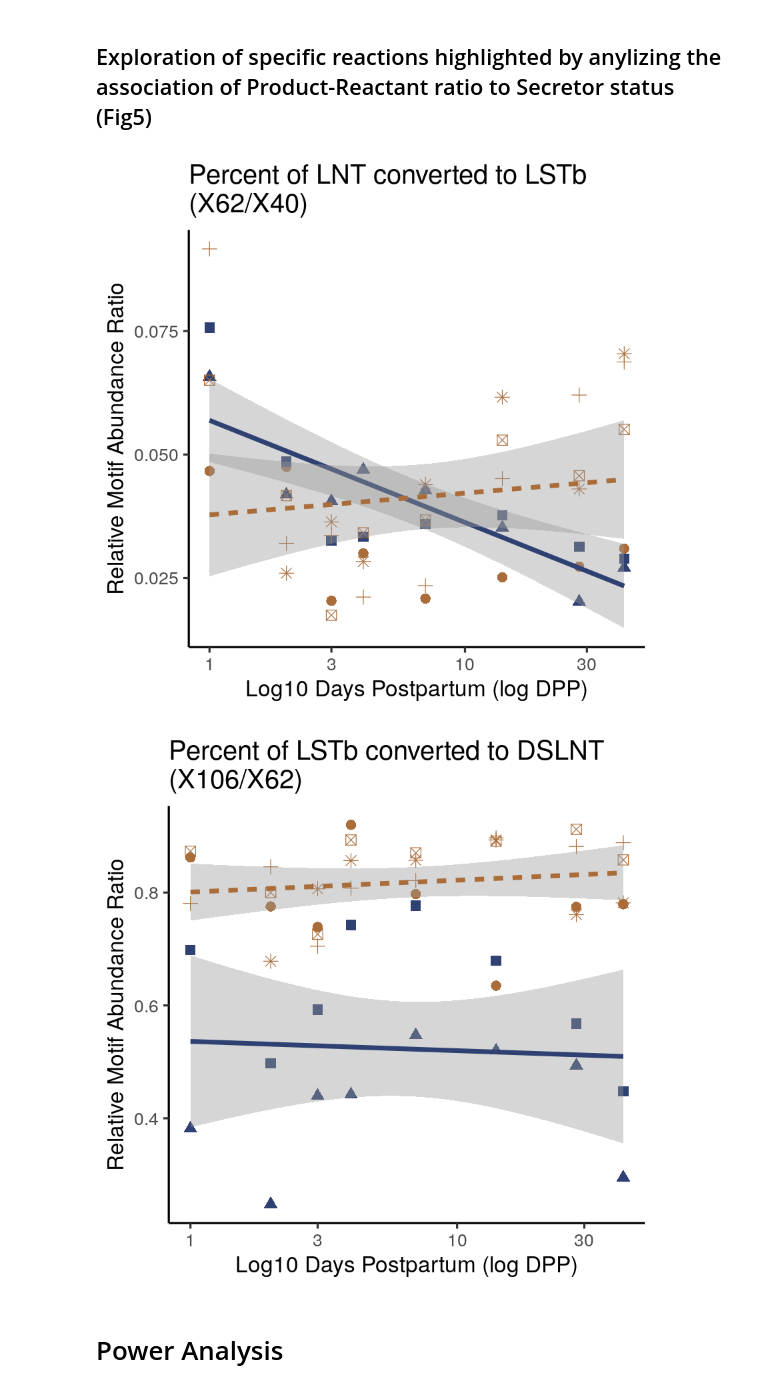
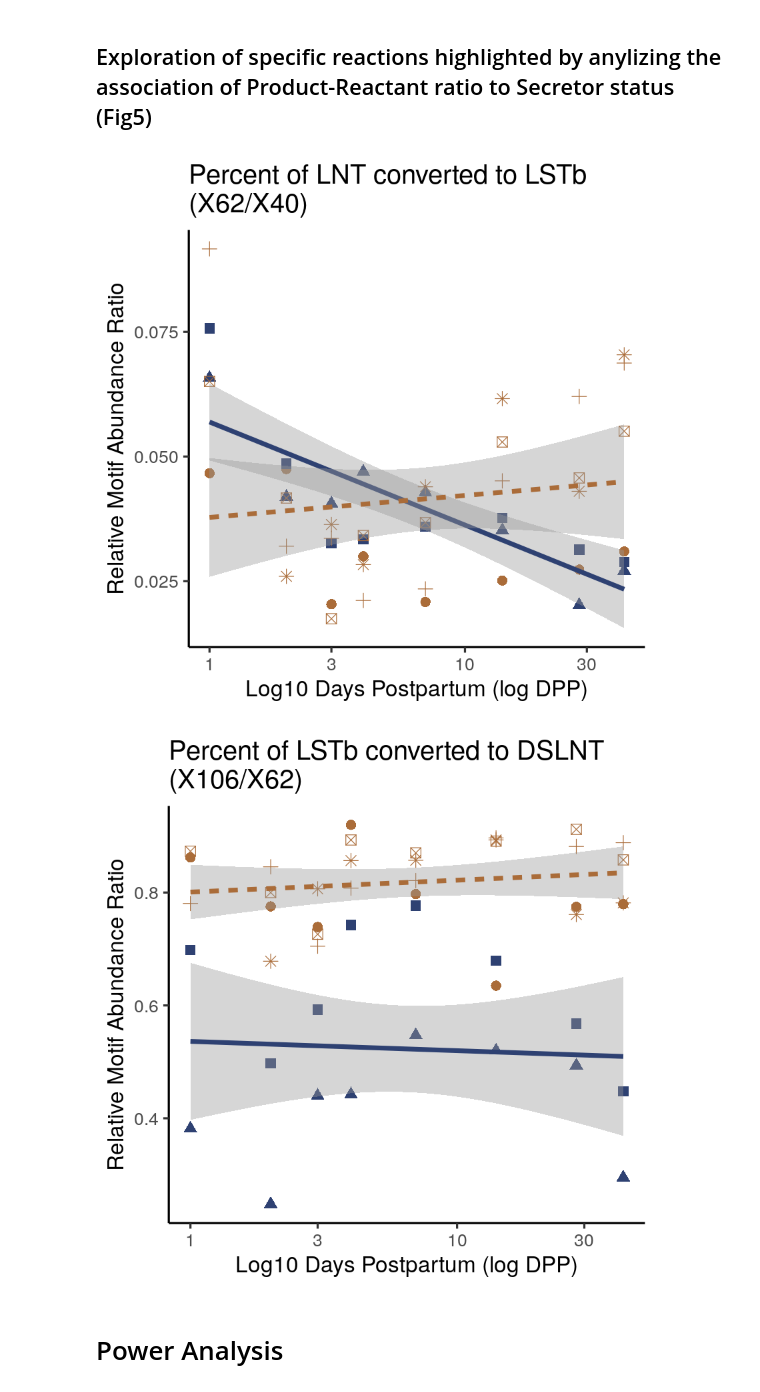
Before and after one commit to LewisLabUCSD/GlyCompare, a Jupyter notebook: example_notebook/Fig4_Fig5_hmo_stats.ipynb, the cells around one changed output. Saved outputs shown, nothing was run; the diff lists cells and outputs as text; code cells hidden in the pictures.

```diff
--- a/example_notebook/Fig4_Fig5_hmo_stats.ipynb
+++ b/example_notebook/Fig4_Fig5_hmo_stats.ipynb
@@ -683,20 +683,20 @@ A xtable: 6 × 2
 # %%
 
 #g = grid.arrange(grobs=list(
     ggplot(data[[1]],aes(x=DPP,y=X62/X40,color=factor(Secretor),linetype=Secretor,shape=PateintID,group=factor(Secretor)))+
-        geom_point(size=4,show.legend=F)+stat_smooth(method='lm',size=2,se=TRUE,show.legend=F)+
+        geom_point(size=4,show.legend=F)+stat_smooth(method='glm',size=2,se=TRUE,show.legend=F)+
         theme_classic(base_size=20)+scale_x_log10()+ylab('Relative Motif Abundance Ratio')+
         ggtitle("Percent of LNT converted to LSTb\n(X62/X40)")+xlab("Log10 Days Postpartum (log DPP)")+
         scale_color_manual(values=c("#2E4172", "#AA6C39")) #,
     ggplot(data[[1]],aes(x=DPP,y=X106/X62,color=factor(Secretor),linetype=Secretor,shape=PateintID,group=factor(Secretor)))+
-        geom_point(size=4,show.legend=F)+stat_smooth(method='lm',size=2,se=TRUE,show.legend=F)+
+        geom_point(size=4,show.legend=F)+stat_smooth(method='glm',size=2,se=TRUE,show.legend=F)+
         theme_classic(base_size=20)+scale_x_log10()+ylab('Relative Motif Abundance Ratio')+
         ggtitle("Percent of LSTb converted to DSLNT\n(X106/X62)")+xlab("Log10 Days Postpartum (log DPP)")+
         scale_color_manual(values=c("#2E4172", "#AA6C39"))
 #),nrow=2)
 #ggsave(g,filename='~/Desktop/fig5.pdf',width=7,height=10)
 # %% [output]
-[figure, old version]
+[figure, new version]
-[figure, old version]
+[figure, new version]
 # %% [markdown]
 # Power Analysis
```
Also changed, not shown: parts of 19 cells of this notebook, 1 other file.
